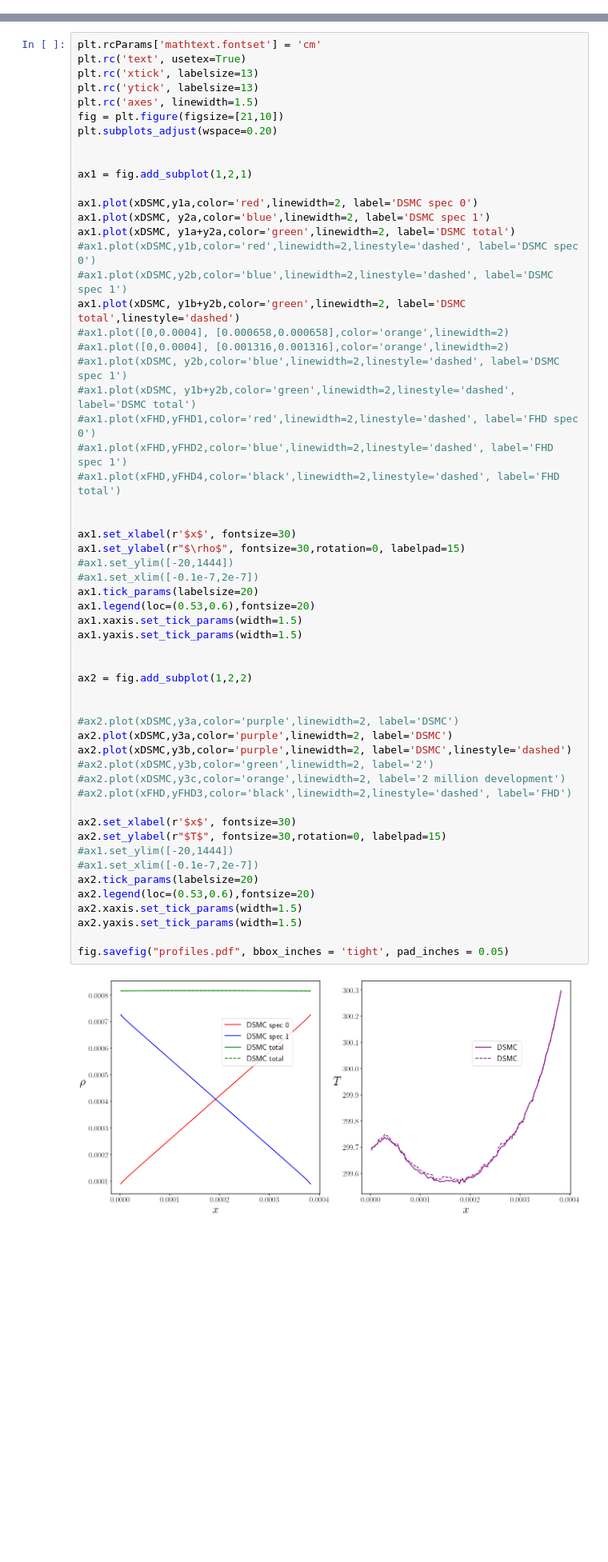
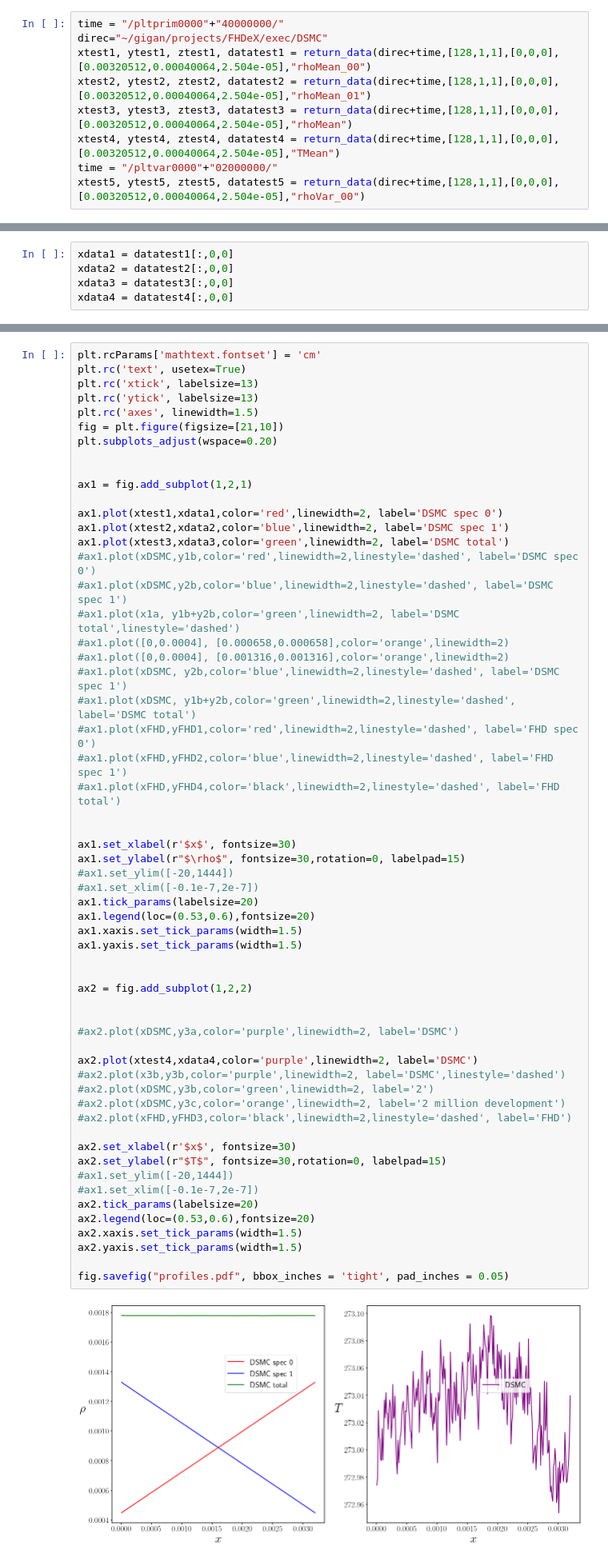
Before and after one commit to AMReX-FHD/notebooks, a Jupyter notebook: dsmcPlotting.ipynb, the cells around one changed output, grey strips where cells are left out. Shown at 80% size. Drawn from its saved outputs; the diff is of its cells as text; blank space fills up the shorter version.

```diff
--- a/dsmcPlotting.ipynb
+++ b/dsmcPlotting.ipynb
@@ -136,0 +168,9 @@ xDSMC=np.linspace(0.5*cs,LL-0.5*cs,nc)
+# %%
+time = "/pltprim0000"+"40000000/"
+direc="~/gigan/projects/FHDeX/exec/DSMC"
+xtest1, ytest1, ztest1, datatest1 = return_data(direc+time,[128,1,1],[0,0,0],[0.00320512,0.00040064,2.504e-05],"rhoMean_00")
+xtest2, ytest2, ztest2, datatest2 = return_data(direc+time,[128,1,1],[0,0,0],[0.00320512,0.00040064,2.504e-05],"rhoMean_01")
+xtest3, ytest3, ztest3, datatest3 = return_data(direc+time,[128,1,1],[0,0,0],[0.00320512,0.00040064,2.504e-05],"rhoMean")
+xtest4, ytest4, ztest4, datatest4 = return_data(direc+time,[128,1,1],[0,0,0],[0.00320512,0.00040064,2.504e-05],"TMean")
+time = "/pltvar0000"+"02000000/"
+xtest5, ytest5, ztest5, datatest5 = return_data(direc+time,[128,1,1],[0,0,0],[0.00320512,0.00040064,2.504e-05],"rhoVar_00")
@@ -137,3 +198,8 @@ xDSMC=np.linspace(0.5*cs,LL-0.5*cs,nc)
+# %%
+xdata1 = datatest1[:,0,0]
+xdata2 = datatest2[:,0,0]
+xdata3 = datatest3[:,0,0]
+xdata4 = datatest4[:,0,0]
 # %%
 filename = '/home/drladiges/Downloads/profile_neq3.txt'
 data = np.loadtxt(filename, delimiter=' ', skiprows=1, dtype=str)
@@ -178,12 +244,12 @@ plt.subplots_adjust(wspace=0.20)
 
 ax1 = fig.add_subplot(1,2,1)
 
-ax1.plot(xDSMC,y1a,color='red',linewidth=2, label='DSMC spec 0')
-ax1.plot(xDSMC, y2a,color='blue',linewidth=2, label='DSMC spec 1')
-ax1.plot(xDSMC, y1a+y2a,color='green',linewidth=2, label='DSMC total')
+ax1.plot(xtest1,xdata1,color='red',linewidth=2, label='DSMC spec 0')
+ax1.plot(xtest2,xdata2,color='blue',linewidth=2, label='DSMC spec 1')
+ax1.plot(xtest3,xdata3,color='green',linewidth=2, label='DSMC total')
 #ax1.plot(xDSMC,y1b,color='red',linewidth=2,linestyle='dashed', label='DSMC spec 0')
 #ax1.plot(xDSMC,y2b,color='blue',linewidth=2,linestyle='dashed', label='DSMC spec 1')
-ax1.plot(xDSMC, y1b+y2b,color='green',linewidth=2, label='DSMC total',linestyle='dashed')
+#ax1.plot(x1a, y1b+y2b,color='green',linewidth=2, label='DSMC total',linestyle='dashed')
 #ax1.plot([0,0.0004], [0.000658,0.000658],color='orange',linewidth=2)
 #ax1.plot([0,0.0004], [0.001316,0.001316],color='orange',linewidth=2)
 #ax1.plot(xDSMC, y2b,color='blue',linewidth=2,linestyle='dashed', label='DSMC spec 1')
@@ -195,34 +261,35 @@ ax1.plot(xDSMC, y1b+y2b,color='green',linewidth=2, label='DSMC total',linestyle=
 
 ax1.set_xlabel(r'$x$', fontsize=30)
 ax1.set_ylabel(r"$\rho$", fontsize=30,rotation=0, labelpad=15)
 #ax1.set_ylim([-20,1444])
 #ax1.set_xlim([-0.1e-7,2e-7])
 ax1.tick_params(labelsize=20)
 ax1.legend(loc=(0.53,0.6),fontsize=20)
 ax1.xaxis.set_tick_params(width=1.5)
 ax1.yaxis.set_tick_params(width=1.5)
 
 
 ax2 = fig.add_subplot(1,2,2)
 
 
 #ax2.plot(xDSMC,y3a,color='purple',linewidth=2, label='DSMC')
-ax2.plot(xDSMC,y3a,color='purple',linewidth=2, label='DSMC')
-ax2.plot(xDSMC,y3b,color='purple',linewidth=2, label='DSMC',linestyle='dashed')
+
+ax2.plot(xtest4,xdata4,color='purple',linewidth=2, label='DSMC')
+#ax2.plot(x3b,y3b,color='purple',linewidth=2, label='DSMC',linestyle='dashed')
 #ax2.plot(xDSMC,y3b,color='green',linewidth=2, label='2')
 #ax2.plot(xDSMC,y3c,color='orange',linewidth=2, label='2 million development')
 #ax2.plot(xFHD,yFHD3,color='black',linewidth=2,linestyle='dashed', label='FHD')
 
 ax2.set_xlabel(r'$x$', fontsize=30)
 ax2.set_ylabel(r"$T$", fontsize=30,rotation=0, labelpad=15)
 #ax1.set_ylim([-20,1444])
 #ax1.set_xlim([-0.1e-7,2e-7])
 ax2.tick_params(labelsize=20)
 ax2.legend(loc=(0.53,0.6),fontsize=20)
 ax2.xaxis.set_tick_params(width=1.5)
 ax2.yaxis.set_tick_params(width=1.5)
 
 fig.savefig("profiles.pdf", bbox_inches = 'tight', pad_inches = 0.05)
 # %% [output]
-[figure, old version]
+[figure, new version]
 # %%
```
Also changed, not shown: parts of 38 cells of this notebook, 10 other files.
